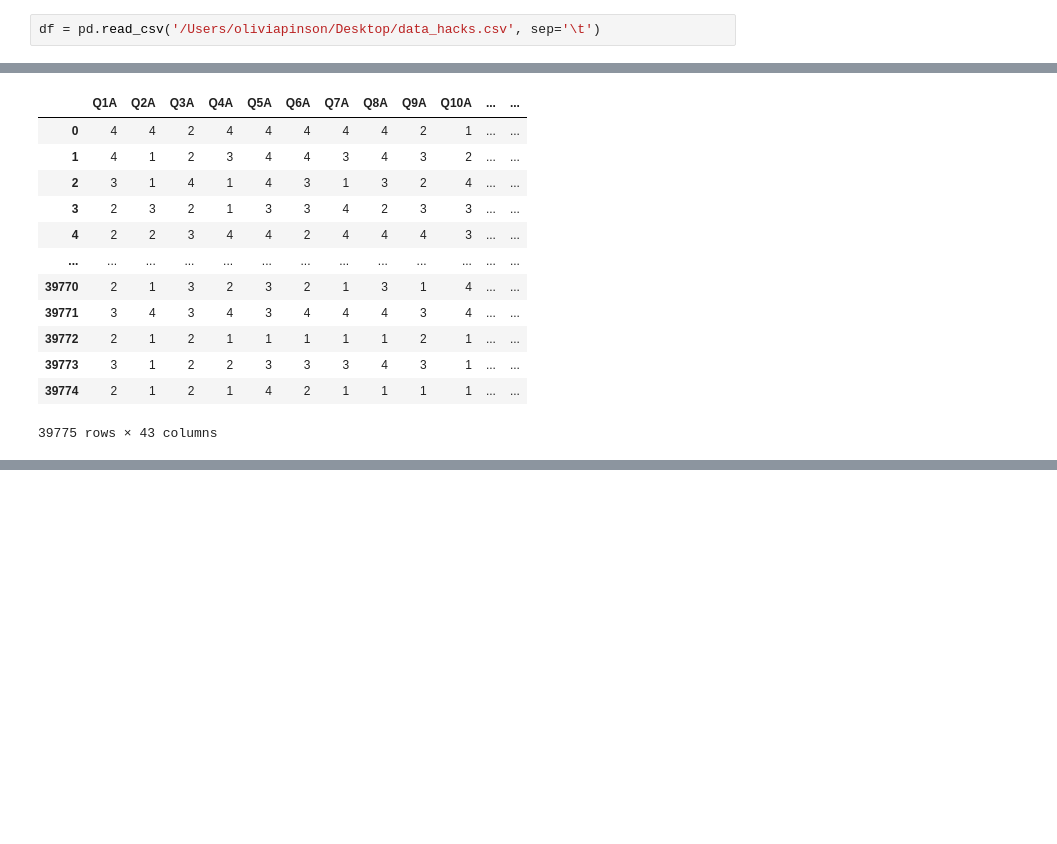
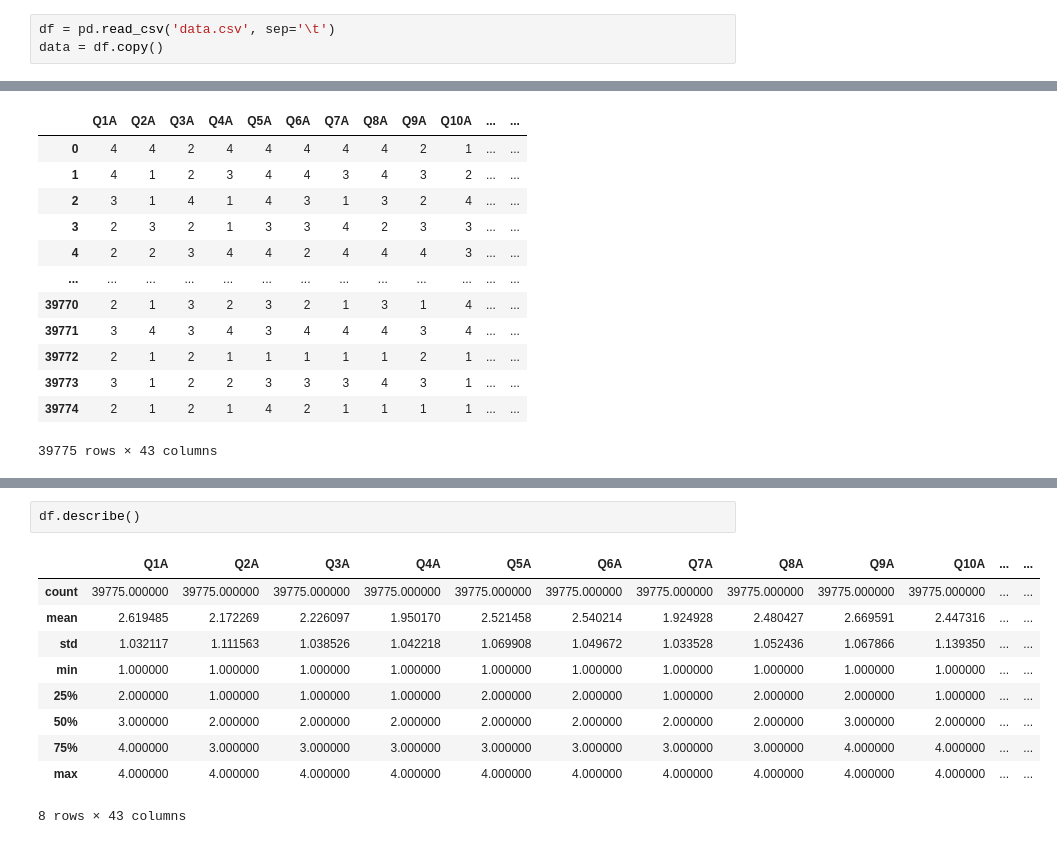
Before and after one commit to jaciahr/SwampHacks2022, a Jupyter notebook: SwampHacks2022(up).ipynb, the cells around one changed output, grey strips where cells are left out. Cells and saved outputs as stored; diff of their text form; blank space fills up the shorter version.

```diff
--- a/SwampHacks2022(up).ipynb
+++ b/SwampHacks2022(up).ipynb
@@ -33,6 +28,7 @@ import plots
 ------------
 # %%
-df = pd.read_csv('/Users/oliviapinson/Desktop/data_hacks.csv', sep='\t')
+df = pd.read_csv('data.csv', sep='\t')
+data = df.copy()
 # %%
 df
 # %% [output]
@@ -154,0 +95,13 @@ NameError: name 'name' is not defined
+# %%
+df.describe()
+# %% [output]
+|  | Q1A | Q2A | Q3A | Q4A | Q5A | Q6A | Q7A | Q8A | Q9A | Q10A | ... | ... |
+| count | 39775.000000 | 39775.000000 | 39775.000000 | 39775.000000 | 39775.000000 | 39775.000000 | 39775.000000 | 39775.000000 | 39775.000000 | 39775.000000 | ... | ... |
+| mean | 2.619485 | 2.172269 | 2.226097 | 1.950170 | 2.521458 | 2.540214 | 1.924928 | 2.480427 | 2.669591 | 2.447316 | ... | ... |
+| std | 1.032117 | 1.111563 | 1.038526 | 1.042218 | 1.069908 | 1.049672 | 1.033528 | 1.052436 | 1.067866 | 1.139350 | ... | ... |
+| min | 1.000000 | 1.000000 | 1.000000 | 1.000000 | 1.000000 | 1.000000 | 1.000000 | 1.000000 | 1.000000 | 1.000000 | ... | ... |
+| 25% | 2.000000 | 1.000000 | 1.000000 | 1.000000 | 2.000000 | 2.000000 | 1.000000 | 2.000000 | 2.000000 | 1.000000 | ... | ... |
+| 50% | 3.000000 | 2.000000 | 2.000000 | 2.000000 | 2.000000 | 2.000000 | 2.000000 | 2.000000 | 3.000000 | 2.000000 | ... | ... |
+| 75% | 4.000000 | 3.000000 | 3.000000 | 3.000000 | 3.000000 | 3.000000 | 3.000000 | 3.000000 | 4.000000 | 4.000000 | ... | ... |
+| max | 4.000000 | 4.000000 | 4.000000 | 4.000000 | 4.000000 | 4.000000 | 4.000000 | 4.000000 | 4.000000 | 4.000000 | ... | ... |
+8 rows × 43 columns
```
Also changed, not shown: parts of 17 cells of this notebook.
